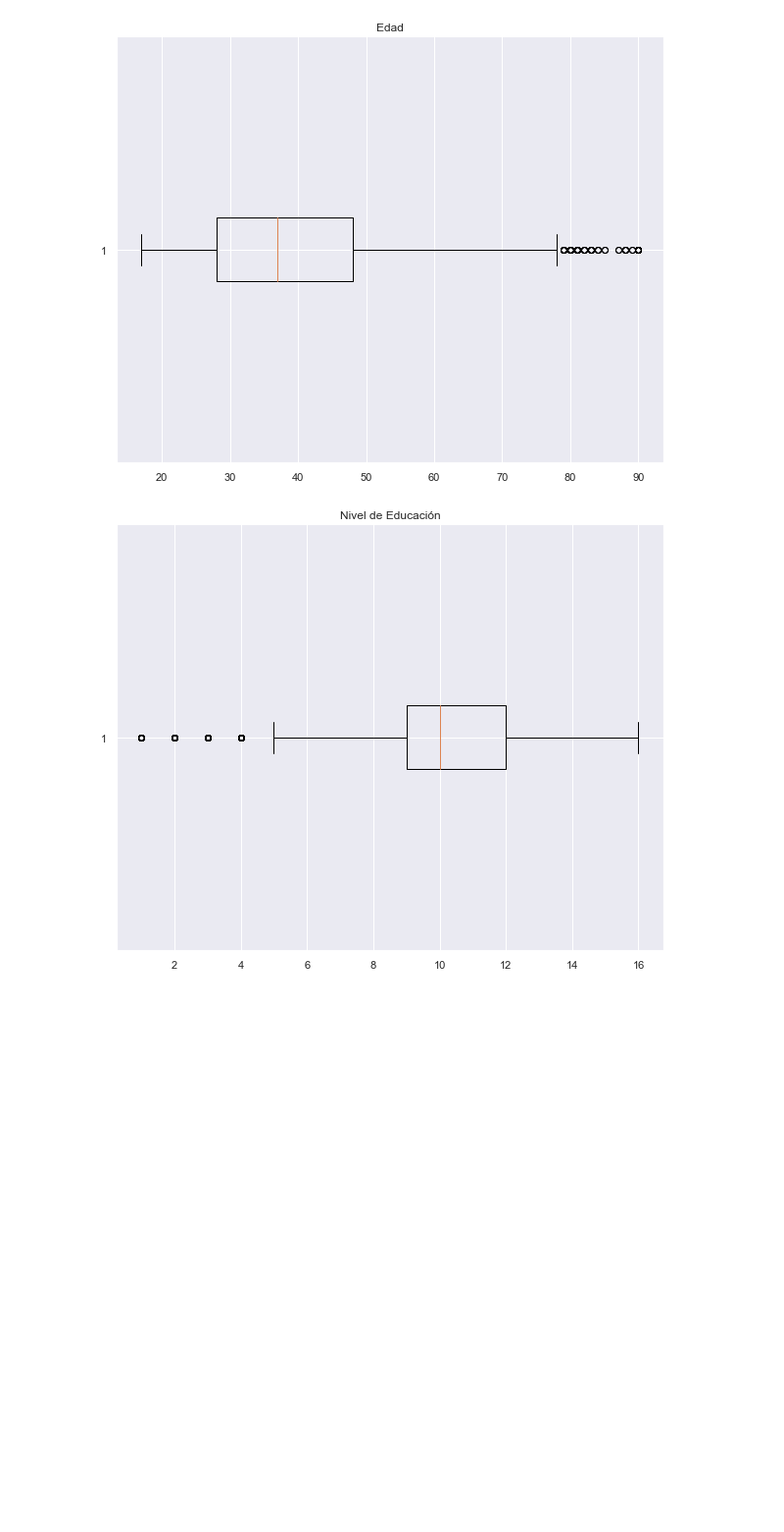
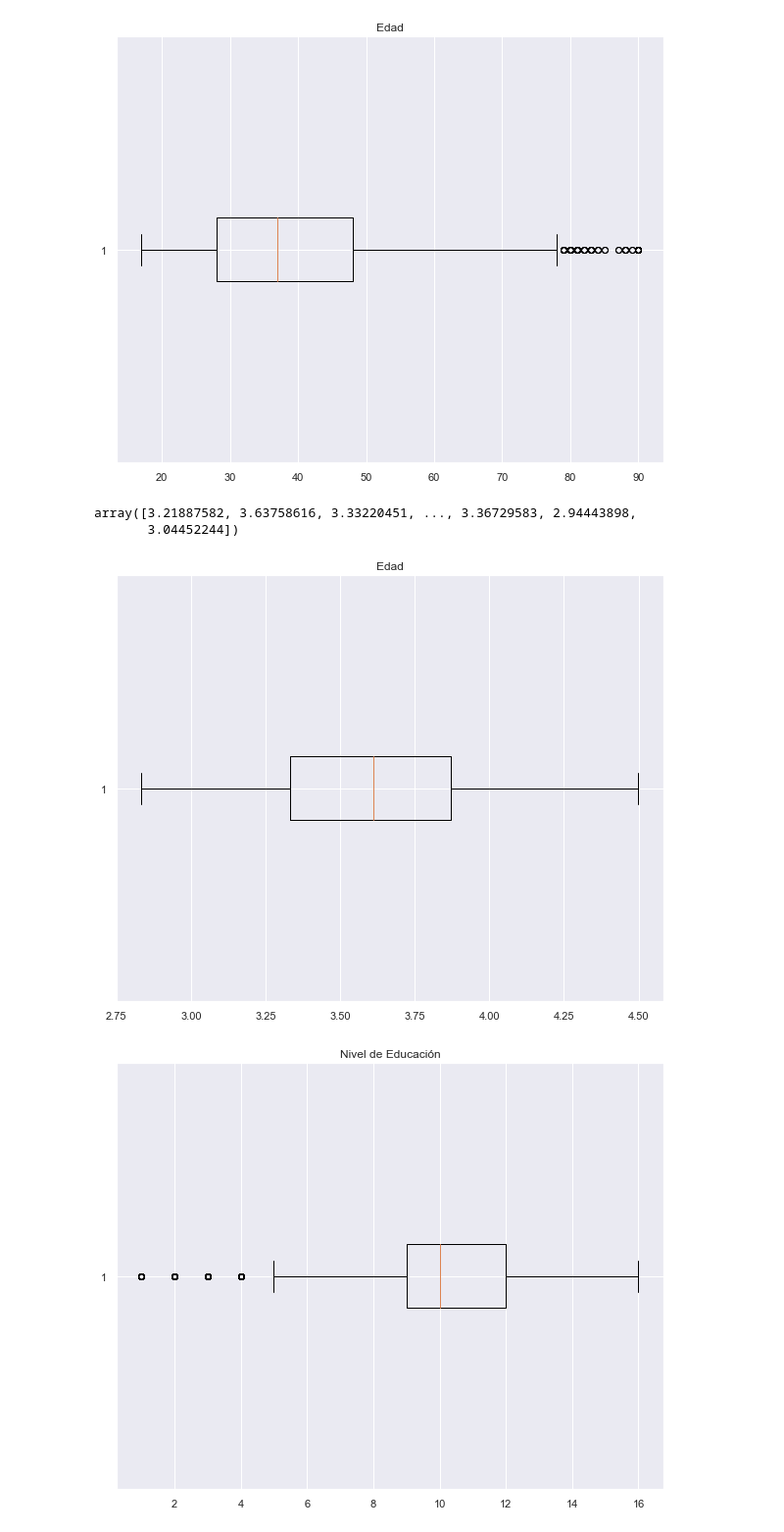
Before and after one commit to Tania-Bell/Proyecto_Modulo1, a Jupyter notebook: Proyecto_BellT_FloresA adult census.ipynb, the cells around one changed output. Shown at 98% size. Drawn from its saved outputs; the diff is of its cells as text; code cells hidden in the pictures; blank space fills up the shorter version.

```diff
--- a/Proyecto_BellT_FloresA adult census.ipynb
+++ b/Proyecto_BellT_FloresA adult census.ipynb
@@ -126,6 +126,19 @@ plt.title('Edad')
 plt.show()
 # %% [output]
 [figure]
+# %%
+edad = np.log(edad[edad>0])
+edad = edad[~np.isnan(edad)]
+edad
+# %% [output]
+array([3.21887582, 3.63758616, 3.33220451, ..., 3.36729583, 2.94443898,
+       3.04452244])
+# %%
+plt.boxplot(edad,vert=False)
+plt.title('Edad')
+plt.show()
+# %% [output]
+[figure, added]
 # %%
 educacion = np.array(data['educational-num'])
 plt.boxplot(educacion,vert=False)
```
Also changed, not shown: parts of 9 cells of this notebook.
